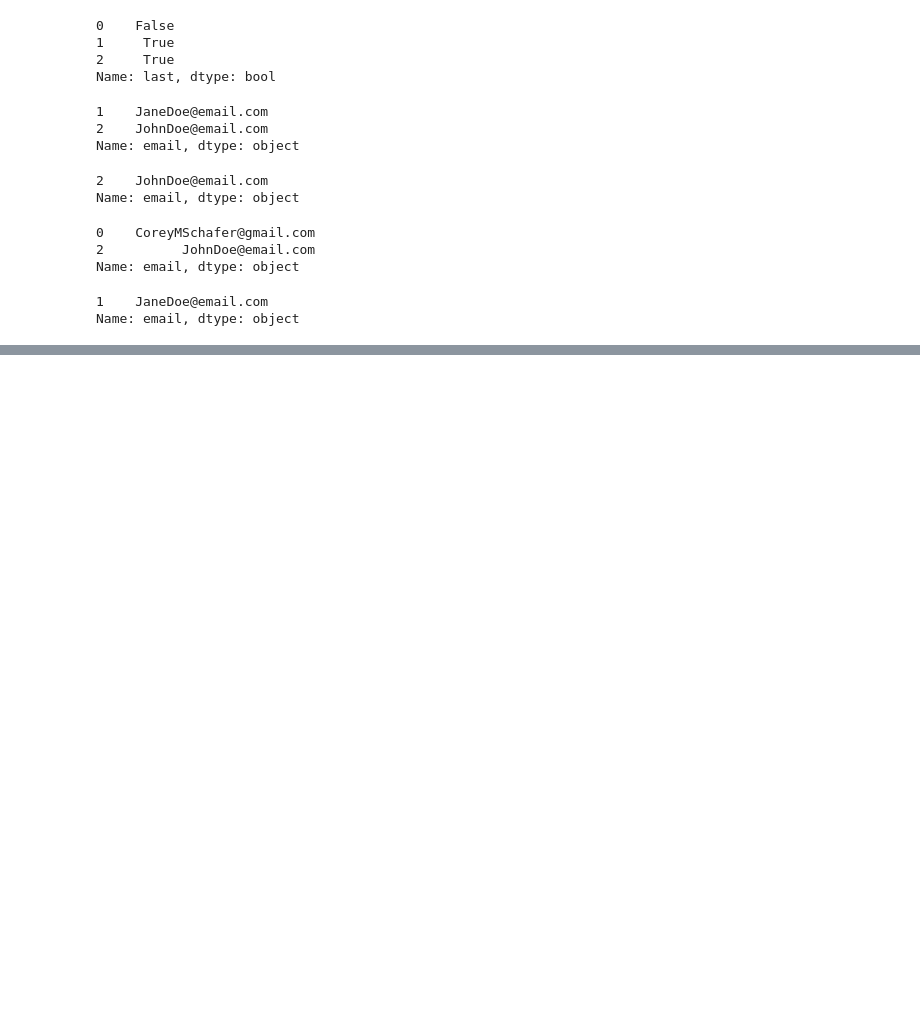
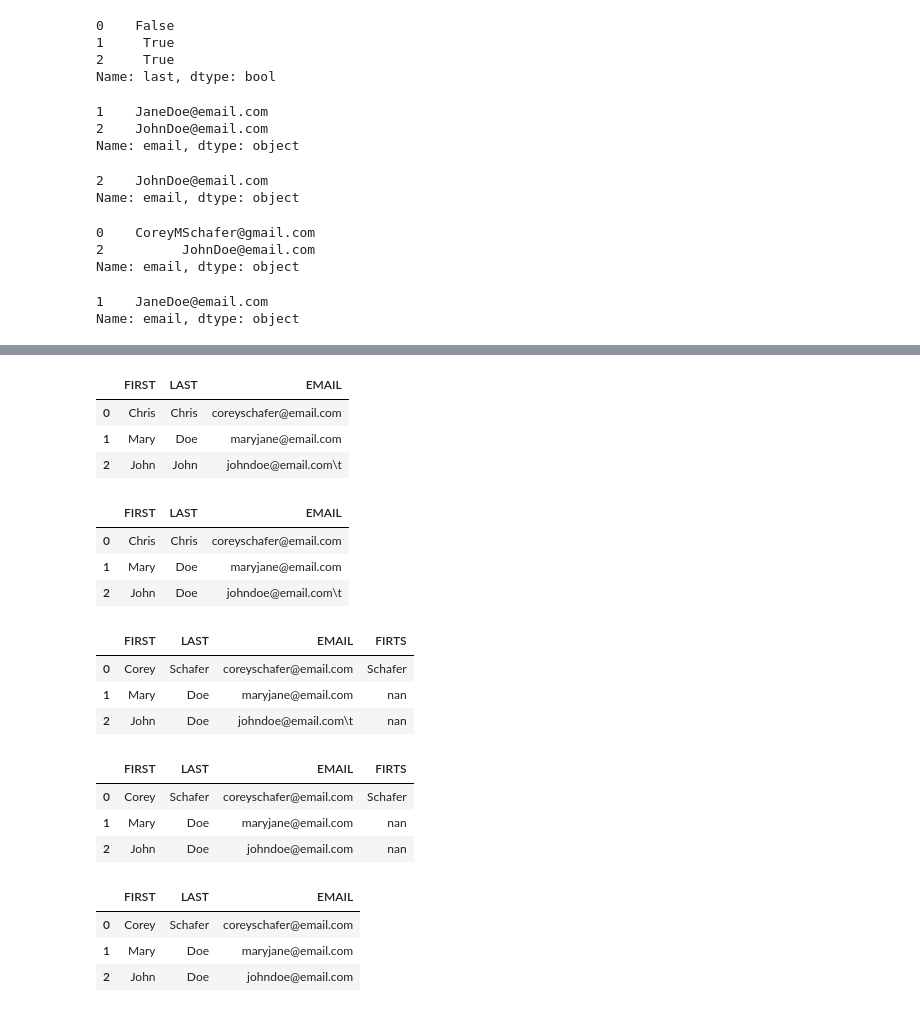
Before and after one commit to jkaikkonen/Pandas-training, a Jupyter notebook: Codesnippets.ipynb, the cells around one changed output, grey strips where cells are left out. Drawn from its saved outputs; the diff is of its cells as text; code cells hidden in the pictures; blank space fills up the shorter version.

```diff
--- a/Codesnippets.ipynb
+++ b/Codesnippets.ipynb
@@ -159,0 +390,2 @@ Name: email, dtype: object
+# %%
+df['EMAIL'] = df['EMAIL'] = df['EMAIL'].replace({'Corey': 'Chris', 'doe': 'maryjane@email.com', "john": "johndoe@email.com"})
@@ -159,0 +406,27 @@ Name: email, dtype: object
+# %%
+df.at[1, 'LAST'] = "Doe"
+# %%
+df
+# %% [output]
+|  | FIRST | LAST | EMAIL |
+| 0 | Chris | Chris | coreyschafer@email.com |
+| 1 | Mary | Doe | maryjane@email.com |
+| 2 | John | John | johndoe@email.com\t |
+# %%
+df.at[1, 'LAST'] = "Doe"
+# %%
+df
+# %% [output]
+|  | FIRST | LAST | EMAIL |
+| 0 | Chris | Chris | coreyschafer@email.com |
+| 1 | Mary | Doe | maryjane@email.com |
+| 2 | John | Doe | johndoe@email.com\t |
+# %%
+df.at[0, 'FIRST'] = "Corey"
+# %%
+df
+# %% [output]
+|  | FIRST | LAST | EMAIL | FIRTS |
+| 0 | Corey | Schafer | coreyschafer@email.com | Schafer |
+| 1 | Mary | Doe | maryjane@email.com | nan |
+| 2 | John | Doe | johndoe@email.com\t | nan |
@@ -159,0 +435,7 @@ Name: email, dtype: object
+# %%
+df
+# %% [output]
+|  | FIRST | LAST | EMAIL | FIRTS |
+| 0 | Corey | Schafer | coreyschafer@email.com | Schafer |
+| 1 | Mary | Doe | maryjane@email.com | nan |
+| 2 | John | Doe | johndoe@email.com | nan |
@@ -159,0 +444,7 @@ Name: email, dtype: object
+# %%
+df
+# %% [output]
+|  | FIRST | LAST | EMAIL |
+| 0 | Corey | Schafer | coreyschafer@email.com |
+| 1 | Mary | Doe | maryjane@email.com |
+| 2 | John | Doe | johndoe@email.com |
```
Also changed, not shown: parts of 52 cells of this notebook, 1 other file.
